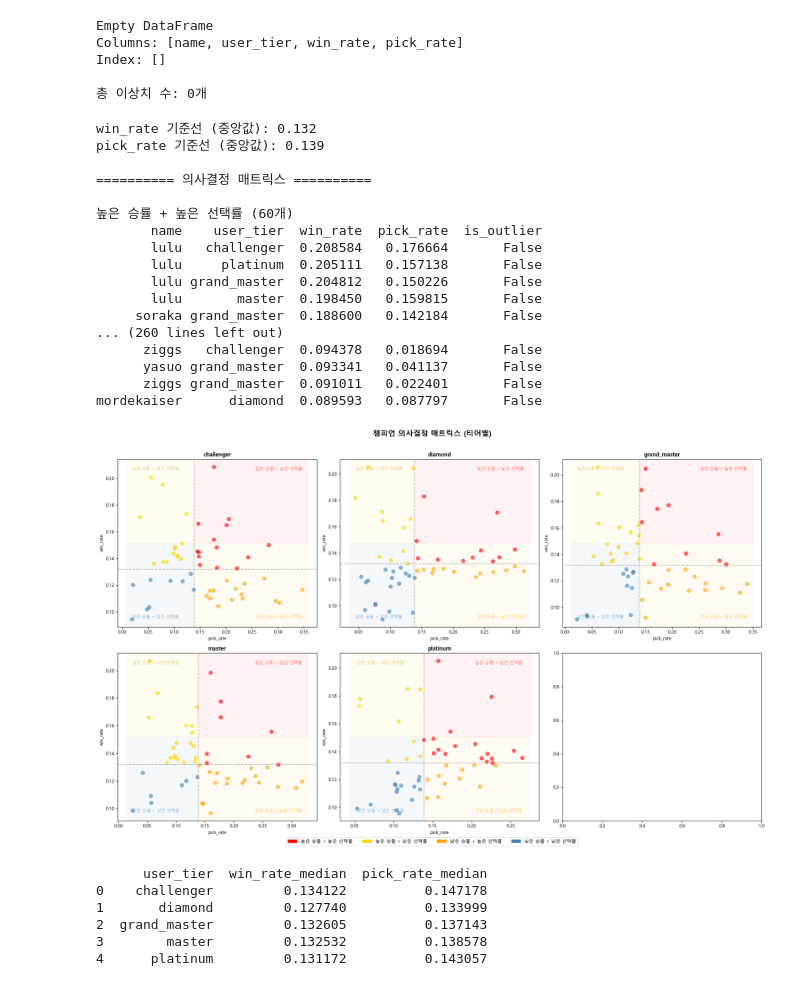
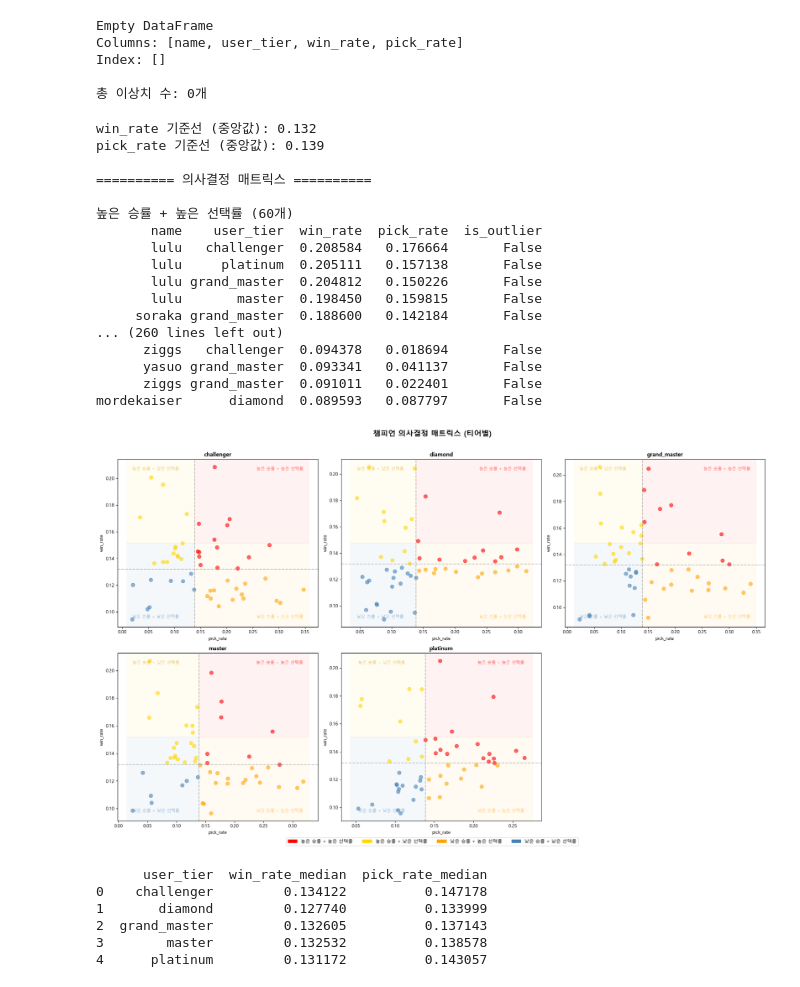
Before and after one commit to hanalo26/Third-project-sparta, a Jupyter notebook: works/Haeun_Baek/Data_Stats_practice_v3.ipynb, the cells around one changed output. Cells and saved outputs as stored; diff of their text form; code cells hidden in the pictures.

```diff
--- a/works/Haeun_Baek/Data_Stats_practice_v3.ipynb
+++ b/works/Haeun_Baek/Data_Stats_practice_v3.ipynb
@@ -748,27 +748,29 @@ Index: []
 
 총 이상치 수: 0개
 # %%
+import matplotlib.patches as mpatches
+
 # ================================
 # 1. 기준선 설정 (중앙값 기준)
 # ================================
-win_rate_median  = champ_stats_by_tier['win_rate'].median()
-pick_rate_median = champ_stats_by_tier['pick_rate'].median()
+win_rate_median_s  = champ_stats_by_tier['win_rate'].median()
+pick_rate_median_s = champ_stats_by_tier['pick_rate'].median()
 
-print(f"win_rate 기준선 (중앙값): {win_rate_median:.3f}")
-print(f"pick_rate 기준선 (중앙값): {pick_rate_median:.3f}")
+print(f"win_rate 기준선 (중앙값): {win_rate_median_s:.3f}")
+print(f"pick_rate 기준선 (중앙값): {pick_rate_median_s:.3f}")
 
 # ================================
 # 2. 4분면 분류
 # ================================
 def classify_matrix(row):
-    high_win  = row['win_rate']  >= win_rate_median
-    high_pick = row['pick_rate'] >= pick_rate_median
+    high_win_s  = row['win_rate']  >= win_rate_median_s
+    high_pick_s = row['pick_rate'] >= pick_rate_median_s
 
-    if high_win and high_pick:
+    if high_win_s and high_pick_s:
         return '높은 승률 + 높은 선택률'
-    elif high_win and not high_pick:
+    elif high_win_s and not high_pick_s:
         return '높은 승률 + 낮은 선택률'
-    elif not high_win and high_pick:
+    elif not high_win_s and high_pick_s:
         return '낮은 승률 + 높은 선택률'
     else:
         return '낮은 승률 + 낮은 선택률'
@@ -776,14 +778,14 @@ def classify_matrix(row):
 champ_stats_by_tier['matrix_type'] = champ_stats_by_tier.apply(classify_matrix, axis=1)
 
 # IQR 이상치 여부도 반영
-champ_stats_by_tier['is_outlier'] = result_df['is_outlier'].values
+champ_stats_by_tier['is_outlier'] = result_df_1['is_outlier'].values
 
 # ================================
 # 3. 표 출력
 # ================================
 print("\n========== 의사결정 매트릭스 ==========")
 for matrix_type in ['높은 승률 + 높은 선택률', '높은 승률 + 낮은 선택률',
-                     '낮은 승률 + 높은 선택률', '낮은 승률 + 낮은 선택률']:
+                    '낮은 승률 + 높은 선택률', '낮은 승률 + 낮은 선택률']:
     subset = champ_stats_by_tier[champ_stats_by_tier['matrix_type'] == matrix_type]\
         .sort_values('win_rate', ascending=False)\
         [['name', 'user_tier', 'win_rate', 'pick_rate', 'is_outlier']]
@@ -793,7 +795,7 @@ for matrix_type in ['높은 승률 + 높은 선택률', '높은 승률 + 낮은
 # ================================
 # 4. 시각화 - 티어별 4분면 산점도
 # ================================
-tiers = champ_stats_by_tier['user_tier'].unique()
+tiers_s = champ_stats_by_tier['user_tier'].unique()
 fig, axes = plt.subplots(2, 3, figsize=(20, 12))
 axes = axes.flatten()
 
@@ -804,22 +806,22 @@ color_map = {
     '낮은 승률 + 낮은 선택률': 'steelblue'
 }
 
-for i, tier in enumerate(tiers):
+for i, tier in enumerate(tiers_s):
     ax = axes[i]
     tier_df = champ_stats_by_tier[champ_stats_by_tier['user_tier'] == tier]
 
     # 기준선
-    ax.axvline(x=pick_rate_median, color='gray', linestyle='--', alpha=0.5)
-    ax.axhline(y=win_rate_median,  color='gray', linestyle='--', alpha=0.5)
+    ax.axvline(x=pick_rate_median_s, color='gray', linestyle='--', alpha=0.5)
+    ax.axhline(y=win_rate_median_s,  color='gray', linestyle='--', alpha=0.5)
 
     # 4분면 배경색
-    ax.axvspan(pick_rate_median, tier_df['pick_rate'].max() + 0.01,
+    ax.axvspan(pick_rate_median_s, tier_df['pick_rate'].max() + 0.01,
             ymin=0.5, alpha=0.05, color='red')
-    ax.axvspan(tier_df['pick_rate'].min() - 0.01, pick_rate_median,
+    ax.axvspan(tier_df['pick_rate'].min() - 0.01, pick_rate_median_s,
             ymin=0.5, alpha=0.05, color='gold')
-    ax.axvspan(pick_rate_median, tier_df['pick_rate'].max() + 0.01,
+    ax.axvspan(pick_rate_median_s, tier_df['pick_rate'].max() + 0.01,
             ymax=0.5, alpha=0.05, color='orange')
-    ax.axvspan(tier_df['pick_rate'].min() - 0.01, pick_rate_median,
+    ax.axvspan(tier_df['pick_rate'].min() - 0.01, pick_rate_median_s,
             ymax=0.5, alpha=0.05, color='steelblue')
 
     # 산점도
@@ -845,34 +847,38 @@ for i, tier in enumerate(tiers):
 
     ax.set_title(f'{tier}', fontsize=12, fontweight='bold')
     ax.set_xlabel('pick_rate')
     ax.set_ylabel('win_rate')
 
+# 빈 subplot 숨기기
+for j in range(len(tiers_s), len(axes)):
+    axes[j].set_visible(False)
+
 # 범례
 patches = [mpatches.Patch(color=c, label=l) for l, c in color_map.items()]
 fig.legend(handles=patches, loc='lower center', ncol=4, fontsize=10, bbox_to_anchor=(0.5, -0.02))
 
 plt.suptitle('챔피언 의사결정 매트릭스 (티어별)', fontsize=16, fontweight='bold', y=1.01)
 plt.tight_layout()
 plt.show()
 # %% [output]
 win_rate 기준선 (중앙값): 0.132
 pick_rate 기준선 (중앙값): 0.139
 
 ========== 의사결정 매트릭스 ==========
 
 높은 승률 + 높은 선택률 (60개)
        name    user_tier  win_rate  pick_rate  is_outlier
        lulu   challenger  0.208584   0.176664       False
        lulu     platinum  0.205111   0.157138       False
        lulu grand_master  0.204812   0.150226       False
        lulu       master  0.198450   0.159815       False
      soraka grand_master  0.188600   0.142184       False
 ... (260 lines left out)
       ziggs   challenger  0.094378   0.018694       False
       yasuo grand_master  0.093341   0.041137       False
       ziggs grand_master  0.091011   0.022401       False
 mordekaiser      diamond  0.089593   0.087797       False
-[figure, old version]
+[figure, new version]
 # %%
 # 태블로 대시보드 작업용 계산결과(사분면 제작용)
 tier_medians = champ_stats_by_tier.groupby('user_tier').agg(
```
Also changed, not shown: parts of 3 cells of this notebook.
